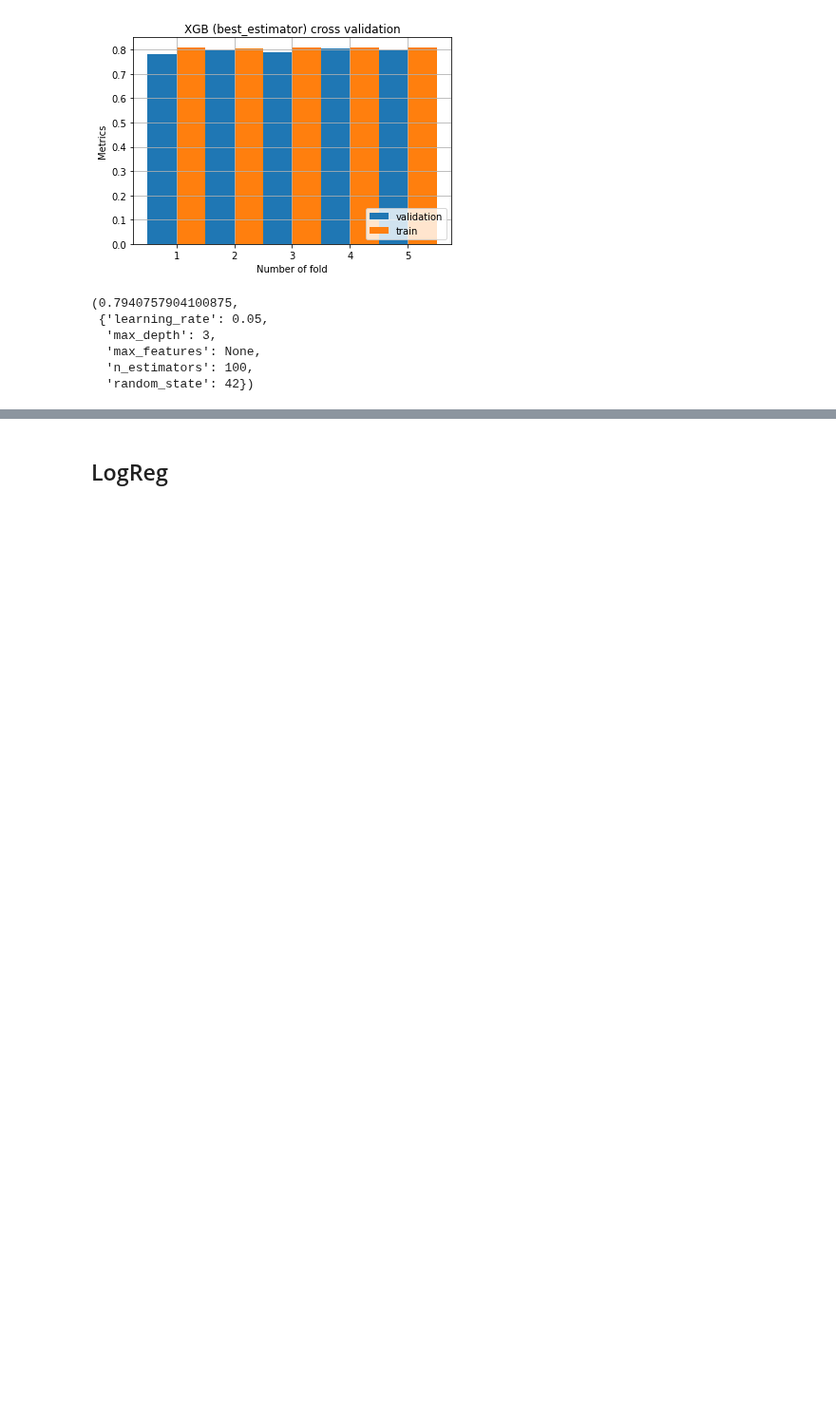
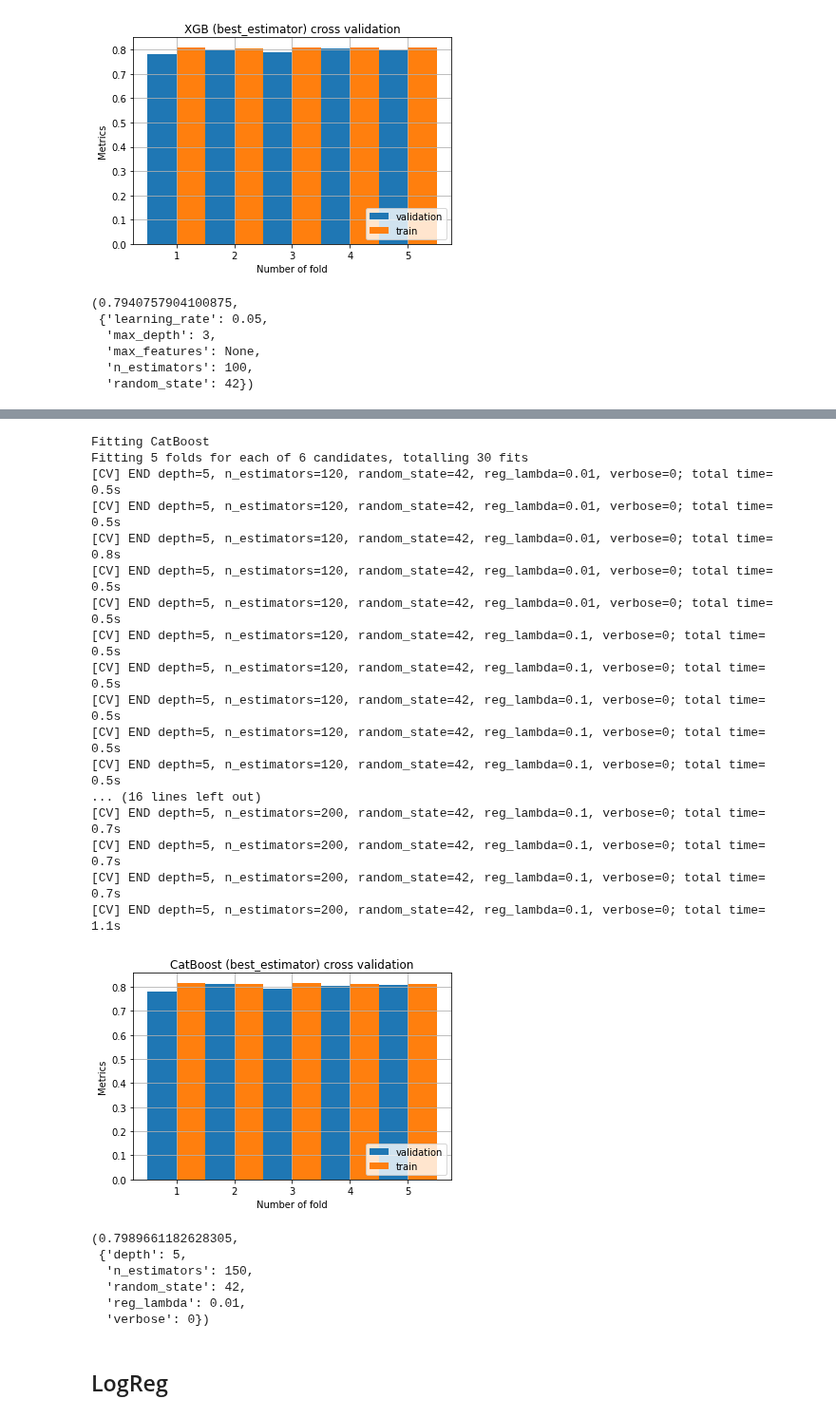
Before and after one commit to PashaIanko/Kaggle.Spaceship-Titanic, a Jupyter notebook: 3_model_preparation.ipynb, the cells around one changed output, grey strips where cells are left out. Shown at 95% size. Cells and saved outputs as stored; diff of their text form; code cells hidden in the pictures; blank space fills up the shorter version.

```diff
--- a/3_model_preparation.ipynb
+++ b/3_model_preparation.ipynb
@@ -385,3 +447,59 @@ xgb_results['XGB'].best_score_, \
+# %%
+from catboost import CatBoostClassifier
+
+
+cat_boost_model = Model(
+    CatBoostClassifier(),
+    'CatBoost',
+    [
+        {
+            'n_estimators': [150],
+            'depth': [5],
+            'reg_lambda': [0.01],
+            'verbose': [0],
+            'random_state': [42]
+        }
+    ],
+    []
+)
+# %%
+cat_boost_results = fit_grid_search(
+    {'CatBoost': cat_boost_model},
+    X_=X_trainval,
+    Y_=Y_trainval,
+    cv_=5,
+    scoring_='accuracy',
+    verbose=2
+)
+# %% [output]
+Fitting CatBoost
+Fitting 5 folds for each of 6 candidates, totalling 30 fits
+[CV] END depth=5, n_estimators=120, random_state=42, reg_lambda=0.01, verbose=0; total time=   0.5s
+[CV] END depth=5, n_estimators=120, random_state=42, reg_lambda=0.01, verbose=0; total time=   0.5s
+[CV] END depth=5, n_estimators=120, random_state=42, reg_lambda=0.01, verbose=0; total time=   0.8s
+[CV] END depth=5, n_estimators=120, random_state=42, reg_lambda=0.01, verbose=0; total time=   0.5s
+[CV] END depth=5, n_estimators=120, random_state=42, reg_lambda=0.01, verbose=0; total time=   0.5s
+[CV] END depth=5, n_estimators=120, random_state=42, reg_lambda=0.1, verbose=0; total time=   0.5s
+[CV] END depth=5, n_estimators=120, random_state=42, reg_lambda=0.1, verbose=0; total time=   0.5s
+[CV] END depth=5, n_estimators=120, random_state=42, reg_lambda=0.1, verbose=0; total time=   0.5s
+[CV] END depth=5, n_estimators=120, random_state=42, reg_lambda=0.1, verbose=0; total time=   0.5s
+[CV] END depth=5, n_estimators=120, random_state=42, reg_lambda=0.1, verbose=0; total time=   0.5s
+... (16 lines left out)
+[CV] END depth=5, n_estimators=200, random_state=42, reg_lambda=0.1, verbose=0; total time=   0.7s
+[CV] END depth=5, n_estimators=200, random_state=42, reg_lambda=0.1, verbose=0; total time=   0.7s
+[CV] END depth=5, n_estimators=200, random_state=42, reg_lambda=0.1, verbose=0; total time=   0.7s
+[CV] END depth=5, n_estimators=200, random_state=42, reg_lambda=0.1, verbose=0; total time=   1.1s
+[figure, added]
+# %%
+cat_boost_results['CatBoost'].best_score_, \
+    cat_boost_results['CatBoost'].best_params_
+# %% [output]
+(0.7989661182628305,
+ {'depth': 5,
+  'n_estimators': 150,
+  'random_state': 42,
+  'reg_lambda': 0.01,
+  'verbose': 0})
 # %% [markdown]
 ## LogReg
 # %%
```
Also changed, not shown: parts of 6 cells of this notebook.
